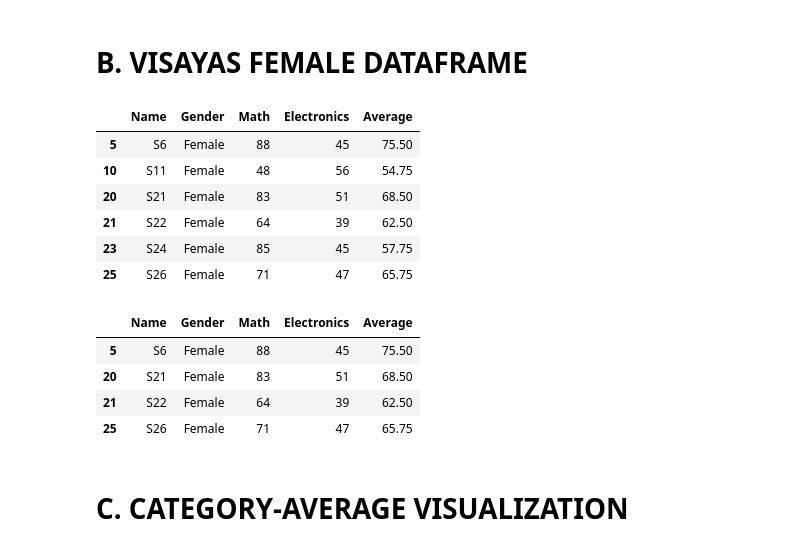
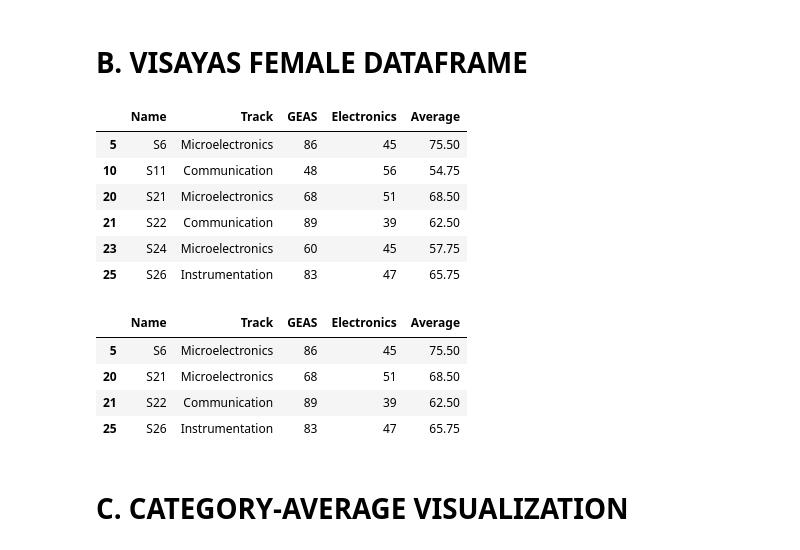
Before and after one commit to isaacbean07/ECE2112-PA-4, a Jupyter notebook: ECE2112_PA_4.ipynb, the cells around one changed output. Saved outputs shown, nothing was run; the diff lists cells and outputs as text; code cells hidden in the pictures.

```diff
--- a/ECE2112_PA_4.ipynb
+++ b/ECE2112_PA_4.ipynb
@@ -44,25 +44,25 @@ Number of rows 5
 # %%
 VisFemale = ECE_BOARD_EXAM_2.loc[(ECE_BOARD_EXAM_2['Gender']=='Female') & (ECE_BOARD_EXAM_2['Hometown']=='Visayas')].copy()
 VisFemale['Average'] = VisFemale[['Math', 'Electronics', 'GEAS', 'Communication']].mean(axis=1)
-VisFemale = VisFemale [['Name', 'Gender', 'Math', 'Electronics', 'Average']]
+VisFemale = VisFemale [['Name', 'Track', 'GEAS', 'Electronics', 'Average']]
 display(VisFemale)
 # %% [output]
-|  | Name | Gender | Math | Electronics | Average |
-| 5 | S6 | Female | 88 | 45 | 75.50 |
-| 10 | S11 | Female | 48 | 56 | 54.75 |
-| 20 | S21 | Female | 83 | 51 | 68.50 |
-| 21 | S22 | Female | 64 | 39 | 62.50 |
-| 23 | S24 | Female | 85 | 45 | 57.75 |
-| 25 | S26 | Female | 71 | 47 | 65.75 |
+|  | Name | Track | GEAS | Electronics | Average |
+| 5 | S6 | Microelectronics | 86 | 45 | 75.50 |
+| 10 | S11 | Communication | 48 | 56 | 54.75 |
+| 20 | S21 | Microelectronics | 68 | 51 | 68.50 |
+| 21 | S22 | Communication | 89 | 39 | 62.50 |
+| 23 | S24 | Microelectronics | 60 | 45 | 57.75 |
+| 25 | S26 | Instrumentation | 83 | 47 | 65.75 |
 # %%
 VisFemale = VisFemale.loc[(VisFemale['Average']>=60)]
 display(VisFemale)
 # %% [output]
-|  | Name | Gender | Math | Electronics | Average |
-| 5 | S6 | Female | 88 | 45 | 75.50 |
-| 20 | S21 | Female | 83 | 51 | 68.50 |
-| 21 | S22 | Female | 64 | 39 | 62.50 |
-| 25 | S26 | Female | 71 | 47 | 65.75 |
+|  | Name | Track | GEAS | Electronics | Average |
+| 5 | S6 | Microelectronics | 86 | 45 | 75.50 |
+| 20 | S21 | Microelectronics | 68 | 51 | 68.50 |
+| 21 | S22 | Communication | 89 | 39 | 62.50 |
+| 25 | S26 | Instrumentation | 83 | 47 | 65.75 |
 # %% [markdown]
 # C. CATEGORY-AVERAGE VISUALIZATION
 # %%
```
